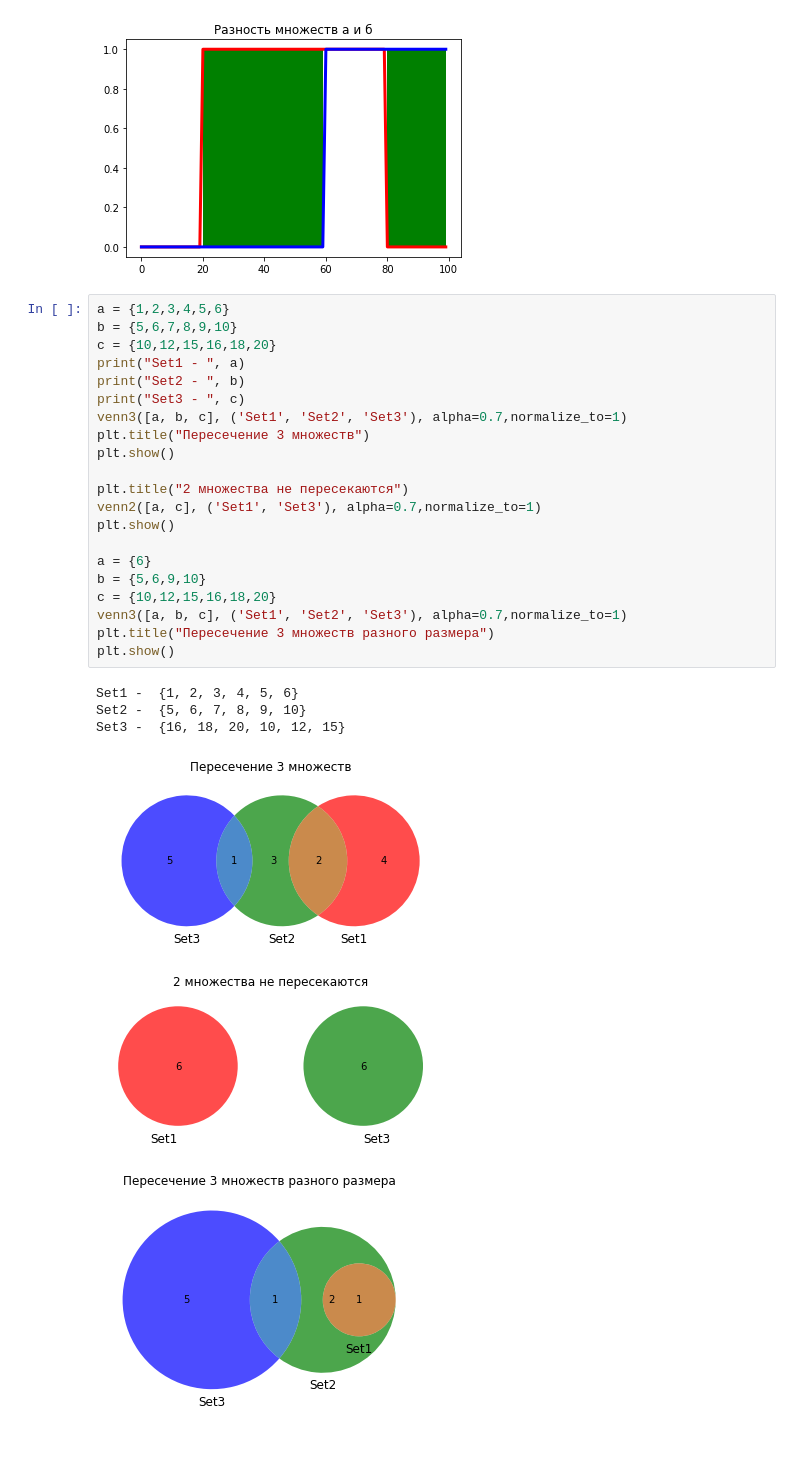
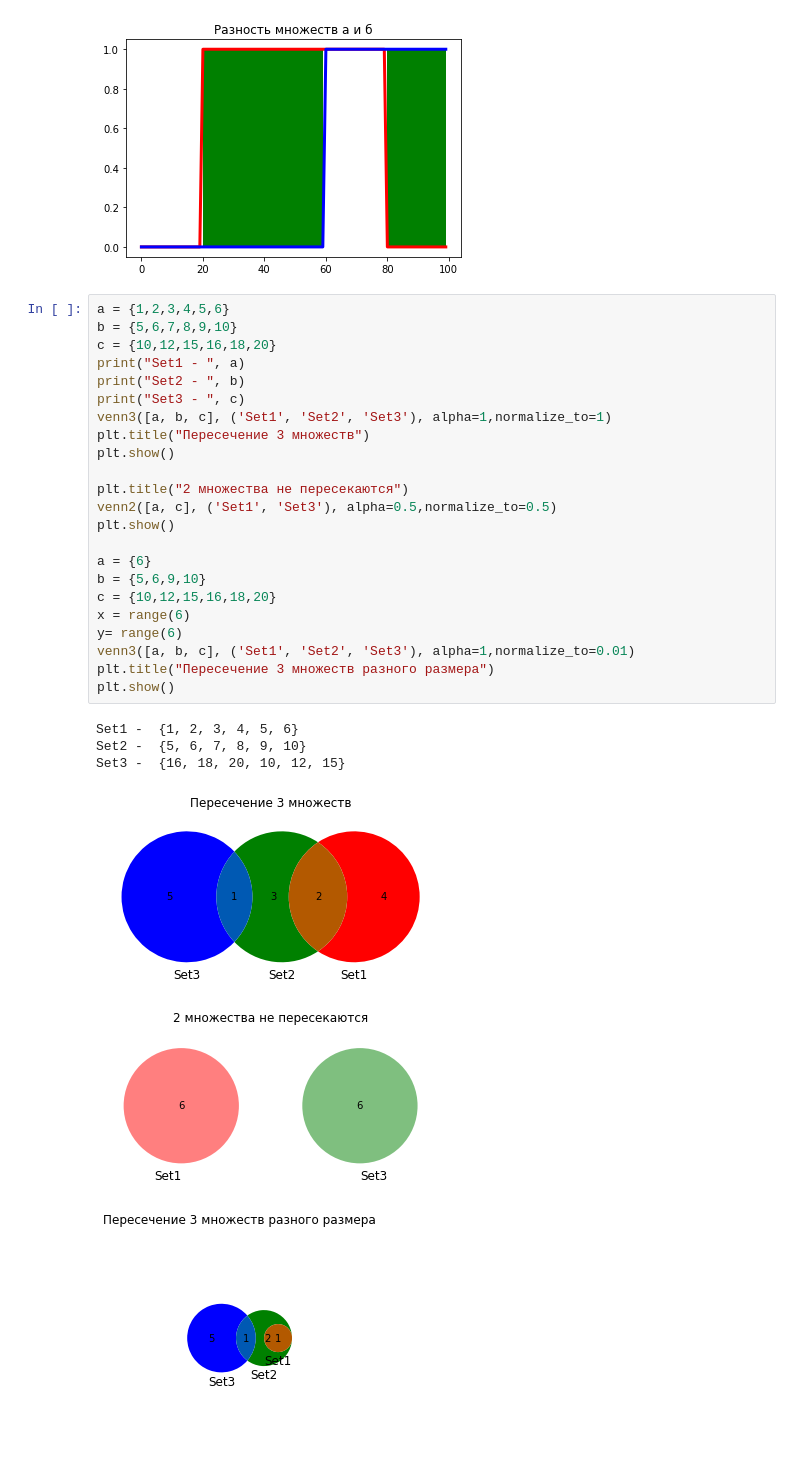
Before and after one commit to Genia163/AI-system, a Jupyter notebook: basics_of_logic.ipynb, the cells around one changed output. Drawn from its saved outputs; the diff is of its cells as text; blank space fills up the shorter version.

```diff
--- a/basics_of_logic.ipynb
+++ b/basics_of_logic.ipynb
@@ -148,28 +149,30 @@ plt.show()
 # %%
 a = {1,2,3,4,5,6}
 b = {5,6,7,8,9,10}
 c = {10,12,15,16,18,20}
 print("Set1 - ", a)
 print("Set2 - ", b)
 print("Set3 - ", c)
-venn3([a, b, c], ('Set1', 'Set2', 'Set3'), alpha=0.7,normalize_to=1)
+venn3([a, b, c], ('Set1', 'Set2', 'Set3'), alpha=1,normalize_to=1)
 plt.title("Пересечение 3 множеств")
 plt.show()
 
 plt.title("2 множества не пересекаются")
-venn2([a, c], ('Set1', 'Set3'), alpha=0.7,normalize_to=1)
+venn2([a, c], ('Set1', 'Set3'), alpha=0.5,normalize_to=0.5)
 plt.show()
 
 a = {6}
 b = {5,6,9,10}
 c = {10,12,15,16,18,20}
-venn3([a, b, c], ('Set1', 'Set2', 'Set3'), alpha=0.7,normalize_to=1)
+x = range(6)
+y= range(6)
+venn3([a, b, c], ('Set1', 'Set2', 'Set3'), alpha=1,normalize_to=0.01)
 plt.title("Пересечение 3 множеств разного размера")
 plt.show()
 # %% [output]
 Set1 -  {1, 2, 3, 4, 5, 6}
 Set2 -  {5, 6, 7, 8, 9, 10}
 Set3 -  {16, 18, 20, 10, 12, 15}
-[figure, old version]
+[figure, new version]
-[figure, old version]
+[figure, new version]
-[figure, old version]
+[figure, new version]
```
Also changed, not shown: parts of 1 cell of this notebook, 1 other file.
